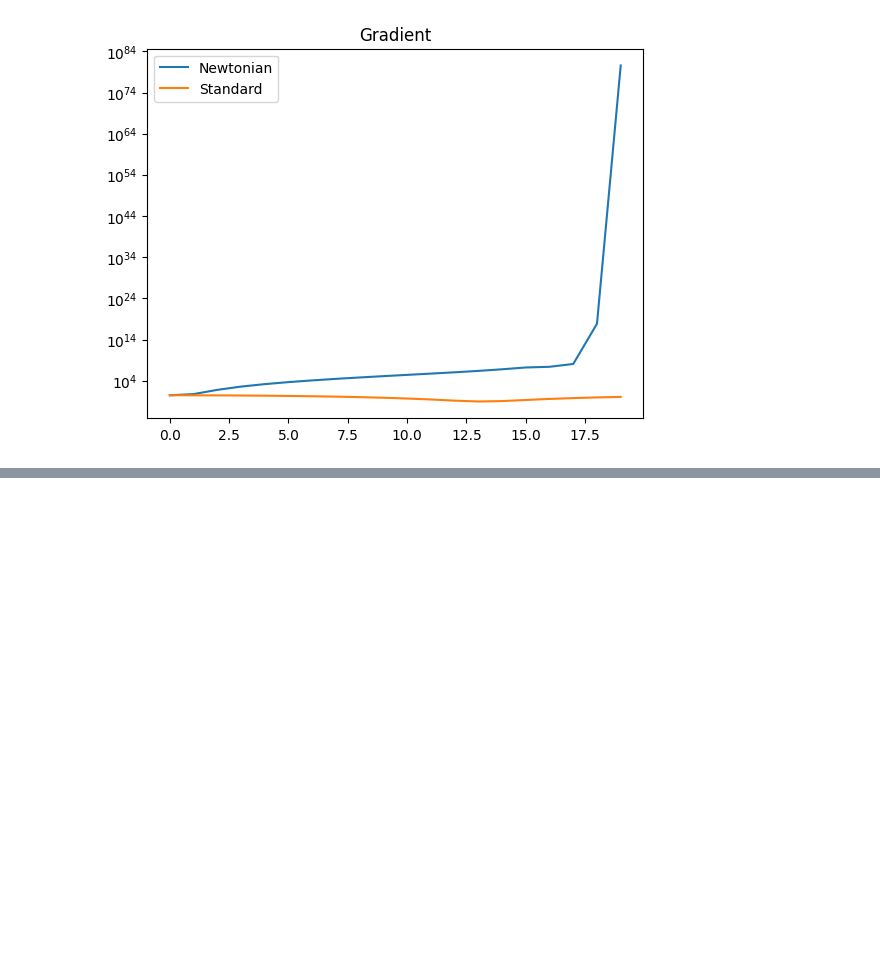
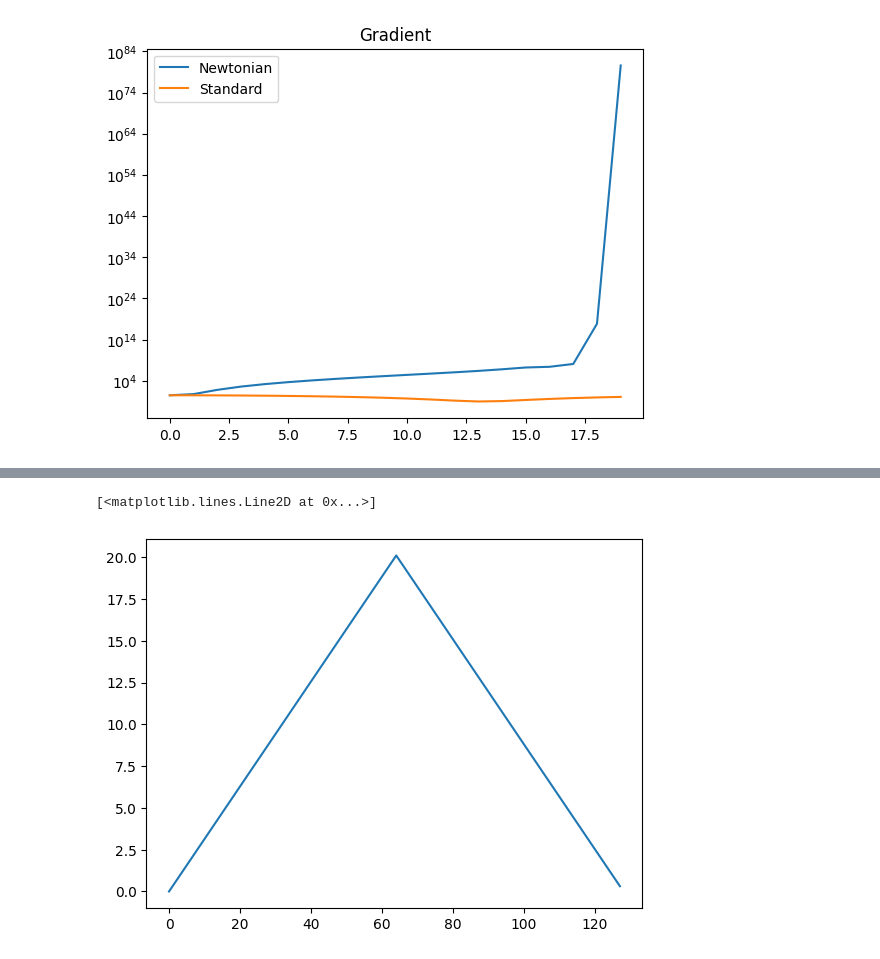
Before and after one commit to lsou343/Scalarverse, a Jupyter notebook: Exec/Inflation/Newtonian/Analysis/animate_slice.ipynb, the cells around one changed output, grey strips where cells are left out. Saved outputs shown, nothing was run; the diff lists cells and outputs as text; code cells hidden in the pictures; blank space fills up the shorter version.

```diff
--- a/Exec/Inflation/Newtonian/Analysis/animate_slice.ipynb
+++ b/Exec/Inflation/Newtonian/Analysis/animate_slice.ipynb
@@ -197,0 +259,8 @@ Text(0.5, 1.0, 'Gradient')
+# %%
+L = 20
+
+omega = (2*np.pi/L) ** 2 * ii ** 2
+plt.plot(np.sqrt(omega))
+# %% [output]
+[<matplotlib.lines.Line2D at 0x...>]
+[figure, added]
```
Also changed, not shown: parts of 27 cells of this notebook, 34 other files.
